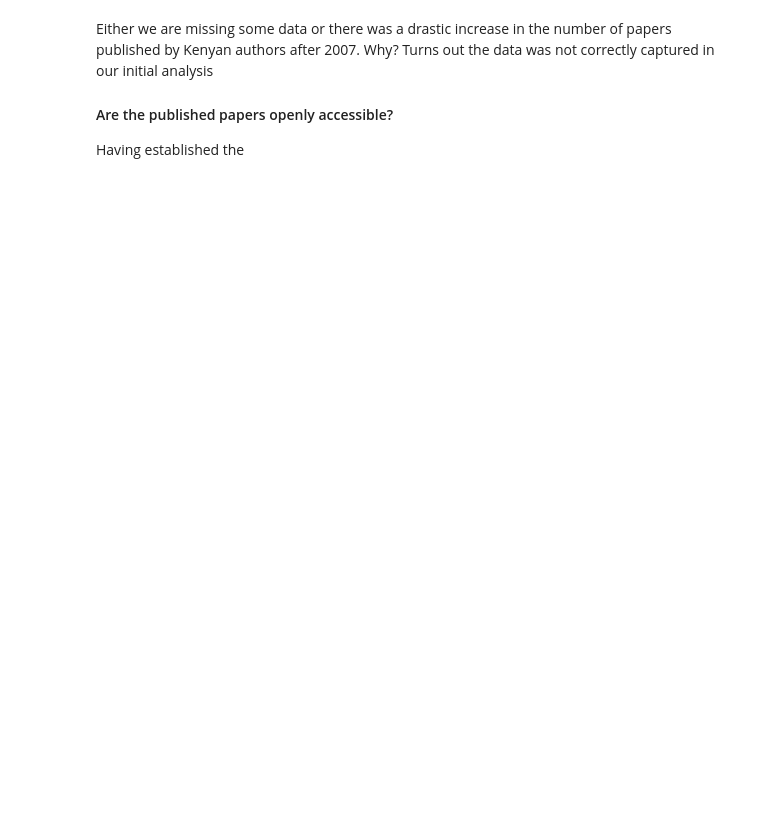
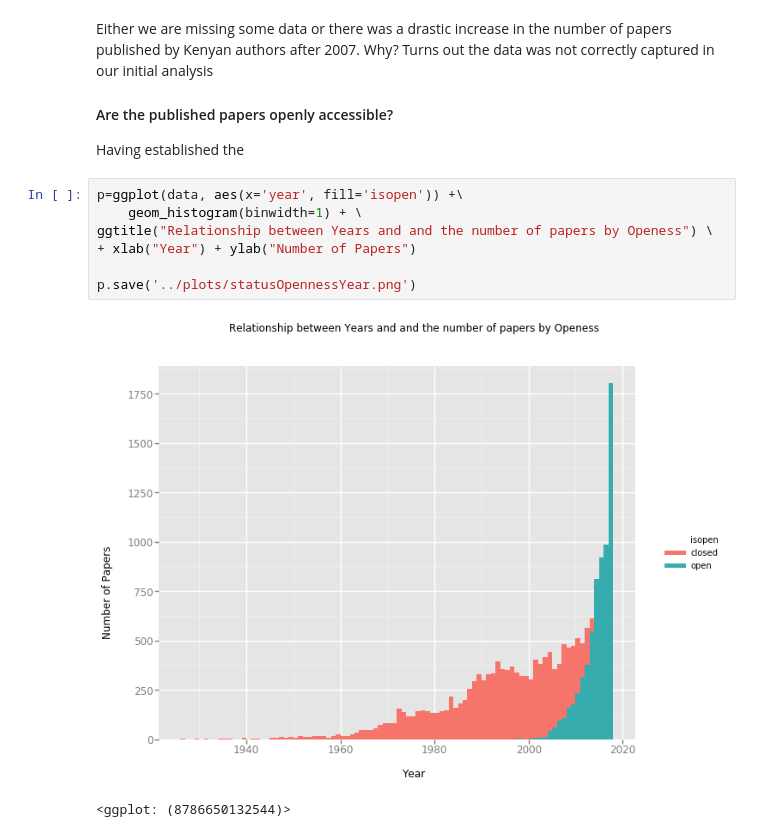
Before and after one commit to BioinfoNet/Data-mining, a Jupyter notebook: Notebooks/Data_Analysis_and_Visualization.ipynb, the cells around one changed output. Drawn from its saved outputs; the diff is of its cells as text; blank space fills up the shorter version.

```diff
--- a/Notebooks/Data_Analysis_and_Visualization.ipynb
+++ b/Notebooks/Data_Analysis_and_Visualization.ipynb
@@ -56,3 +61,13 @@ Either we are missing some data or there was a drastic increase in the number of
 #### Are the published papers openly accessible?
 
 Having established the
+# %%
+p=ggplot(data, aes(x='year', fill='isopen')) +\
+    geom_histogram(binwidth=1) + \
+ggtitle("Relationship between Years and and the number of papers by Openess") \
++ xlab("Year") + ylab("Number of Papers")
+
+p.save('../plots/statusOpennessYear.png')
+# %% [output]
+[figure, added]
+<ggplot: (8786650132544)>
```
Also changed, not shown: parts of 6 cells of this notebook, 3 other files.
